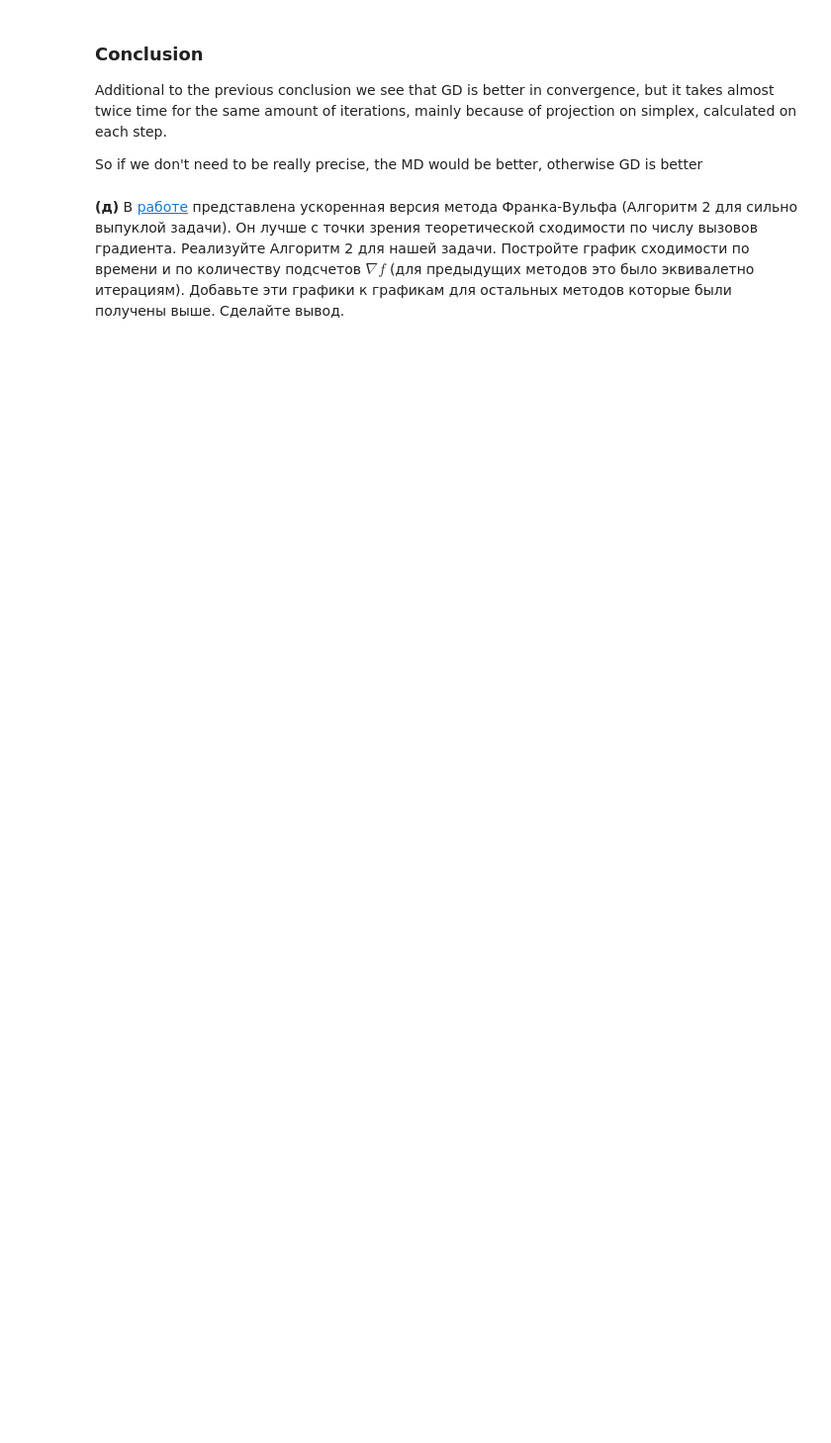
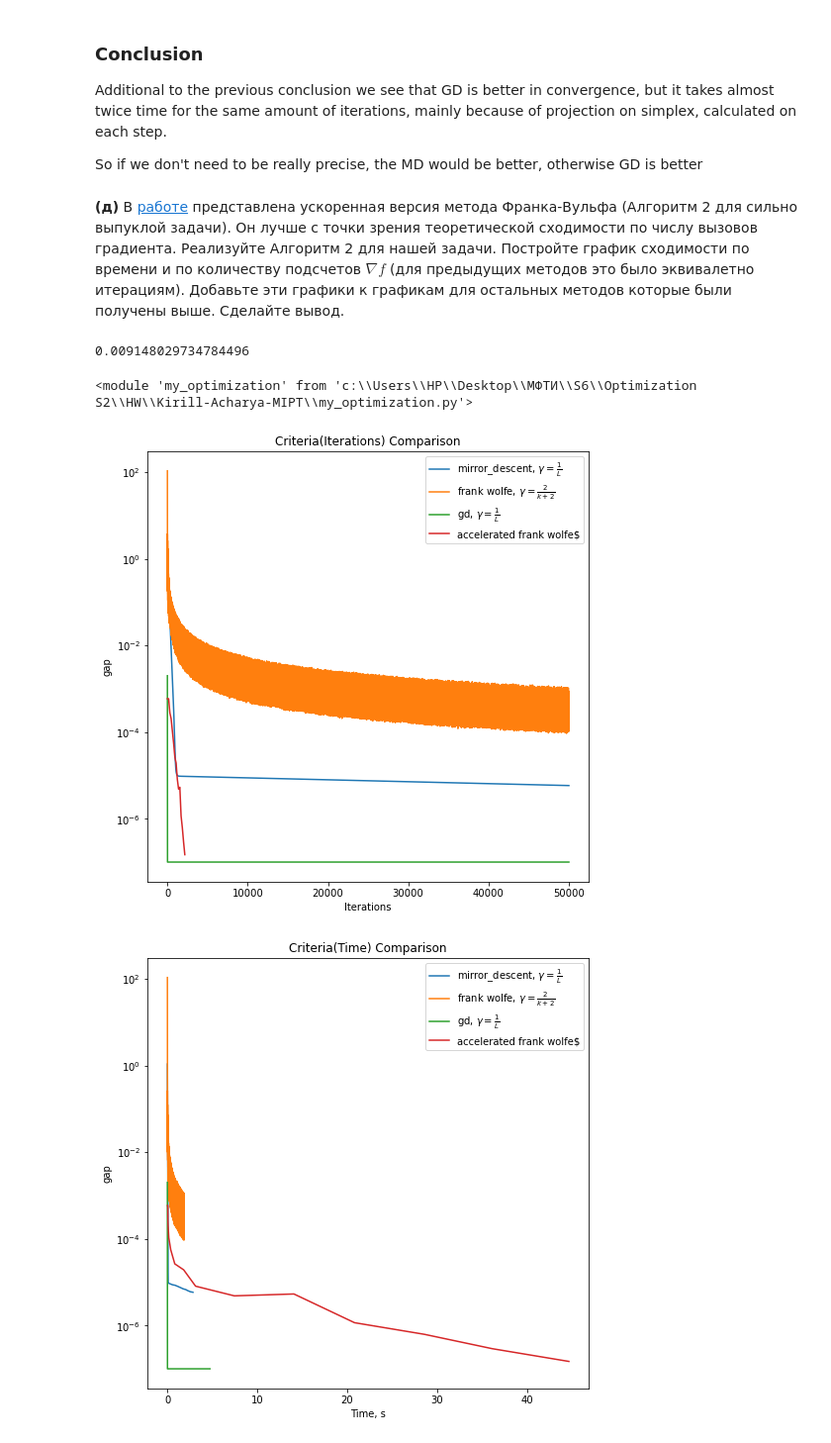
Before and after one commit to k2a07/MIPT-homeworks, a Jupyter notebook: Acharya_Kirill_Optimization_HW_4.ipynb, the cells around one changed output. Shown at 99% size. Saved outputs shown, nothing was run; the diff lists cells and outputs as text; code cells hidden in the pictures; blank space fills up the shorter version.

```diff
--- a/Acharya_Kirill_Optimization_HW_4.ipynb
+++ b/Acharya_Kirill_Optimization_HW_4.ipynb
@@ -238,18 +238,39 @@ Additional to the previous conclusion we see that GD is better in convergence, b
 So if we don't need to be really precise, the MD would be better, otherwise GD is better
 # %% [markdown]
 __(д)__ В [работе](https://sci-hub.ru/https://doi.org/10.1137/140992382) представлена ускоренная версия метода Франка-Вульфа (Алгоритм 2 для сильно выпуклой задачи). Он лучше с точки зрения теоретической сходимости по числу вызовов градиента. Реализуйте Алгоритм 2 для нашей задачи. Постройте график сходимости по времени и по количеству подсчетов $\nabla f$ (для предыдущих методов это было эквивалетно итерациям). Добавьте эти графики к графикам для остальных методов которые были получены выше. Сделайте вывод.
+# %%
+args['delta0'] = np.abs(f(points_arr[-1], args) - f(x_0, args))
+print(args['delta0'])
+# %% [output]
+0.009148029734784496
+# %%
+importlib.reload(opt)
+# %% [output]
+<module 'my_optimization' from 'c:\\Users\\HP\\Desktop\\МФТИ\\S6\\Optimization S2\\HW\\Kirill-Acharya-MIPT\\my_optimization.py'>
 # %%
 #Accelerated Frank Wolfe
-n_iter = 50000
-gradient_calls = [i for i in range(n_iter)]
-def gamma(k, f, grad_f, x_k, x_true, args):
+n_iter = 15
+N = int(2 * np.sqrt((6*args['L']) / args['mu'])) + 1
+gradient_calls = [N * i for i in range(n_iter)] #todo
+def gamma_(k, f, grad_f, x_k, x_true, args):
         return 2 / (k + 1)
 
 accelerated_fw = opt.GradientOptimizer(f, grad_f, x_0 = x_0, criterium = 'gap',
-                        args = args, n_iter = n_iter, gamma_k = gamma, accelerated_fw_activate=True)
+                        args = args, n_iter = n_iter, gamma_k = gamma_, accelerated_fw_activate=True)
 
 points_arr, differences_arr, times_arr, acc_arr = accelerated_fw.descent()
 times_list.append(times_arr)
 iterations_list.append(gradient_calls)
 differences_list.append(differences_arr)
-labels_list.append(r'accelerated frank wolfe, $\gamma = \frac{2}{k + 2}$')
+labels_list.append(r'accelerated frank wolfe')
+# %%
+opt.plot_graphs(iterations_list, differences_list, x_label = "Iterations",
+                lines_labels = labels_list, title = 'Criteria(Iterations) Comparison', logscale = True,
+                criteria_type = "gap")
+
+opt.plot_graphs(times_list, differences_list, x_label = "Time, s",
+                lines_labels = labels_list, title = 'Criteria(Time) Comparison', logscale = True,
+                criteria_type = "gap")
+# %% [output]
+[figure, added]
+[figure, added]
```
Also changed, not shown: parts of 5 cells of this notebook.
